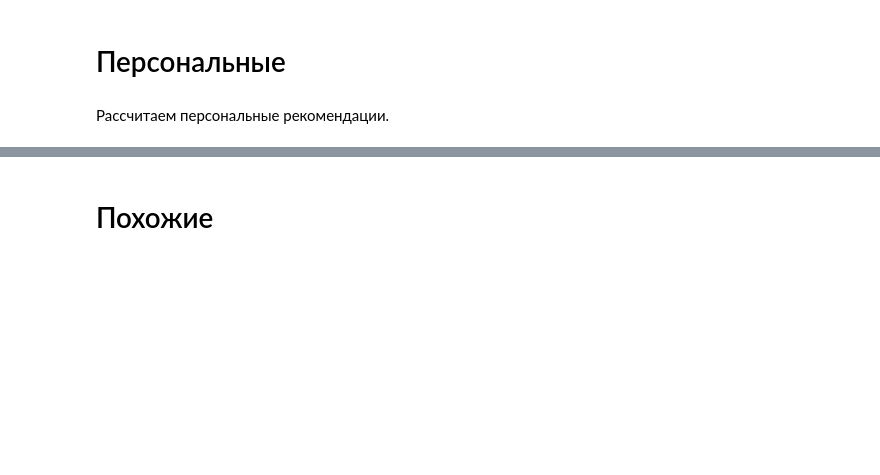
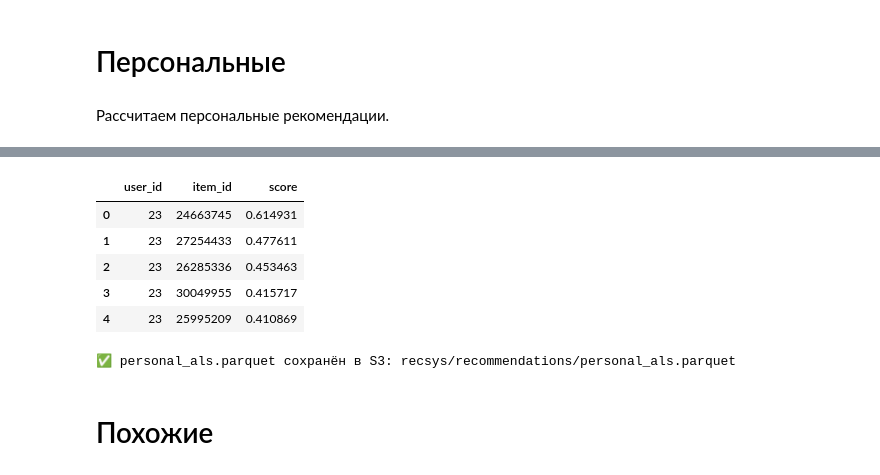
Before and after one commit to alina-tad/mle-project-sprint-4-v001, a Jupyter notebook: recommendations.ipynb, the cells around one changed output, grey strips where cells are left out. Cells and saved outputs as stored; diff of their text form; code cells hidden in the pictures; blank space fills up the shorter version.

```diff
--- a/recommendations.ipynb
+++ b/recommendations.ipynb
@@ -552,3 +741,62 @@ import gc; gc.collect()
+# %%
+MAX_K = 200  # максимальное число рекомендаций на пользователя
+
+# 1. Список всех закодированных пользователей
+n_users = user_item_matrix_train.shape[0]
+user_ids_encoded = np.arange(n_users, dtype=np.int32)
+
+# 2. Получаем рекомендации ALS для всех пользователей
+als_items_enc, als_scores = als_model.recommend(
+    user_ids_encoded,
+    user_item_matrix_train, # users × items
+    N=MAX_K,
+    filter_already_liked_items=False,
+)
+
+# 3. Собираем в DataFrame
+als_recommendations = pd.DataFrame({
+    "user_id_enc": user_ids_encoded,
+    "item_id_enc": als_items_enc.tolist(),
+    "score": als_scores.tolist(),
+})
+
+als_recommendations = als_recommendations.explode(
+    ["item_id_enc", "score"],
+    ignore_index=True
+)
+
+als_recommendations["user_id_enc"] = als_recommendations["user_id_enc"].astype(int)
+als_recommendations["item_id_enc"] = als_recommendations["item_id_enc"].astype(int)
+als_recommendations["score"] = als_recommendations["score"].astype(float)
+
+# 4. Маппим обратно к исходным id
+als_recommendations["user_id"] = user_encoder.inverse_transform(
+    als_recommendations["user_id_enc"]
+)
+als_recommendations["item_id"] = item_encoder.inverse_transform(
+    als_recommendations["item_id_enc"]
+)
+
+als_recommendations = als_recommendations[["user_id", "item_id", "score"]]
+
+als_recommendations.head()
+# %% [output]
+|  | user_id | item_id | score |
+| 0 | 23 | 24663745 | 0.614931 |
+| 1 | 23 | 27254433 | 0.477611 |
+| 2 | 23 | 26285336 | 0.453463 |
+| 3 | 23 | 30049955 | 0.415717 |
+| 4 | 23 | 25995209 | 0.410869 |
+# %%
+PERSONAL_ALS_KEY = "recsys/recommendations/personal_als.parquet"
+
+buf = io.BytesIO()
+als_recommendations.to_parquet(buf, index=False)
+buf.seek(0)
+s3.put_object(Bucket=S3_BUCKET_NAME, Key=PERSONAL_ALS_KEY, Body=buf.getvalue())
+print("✅ personal_als.parquet сохранён в S3:", PERSONAL_ALS_KEY)
+# %% [output]
+✅ personal_als.parquet сохранён в S3: recsys/recommendations/personal_als.parquet
 # %% [markdown]
 # Похожие
 # %% [markdown]
```
Also changed, not shown: parts of 12 cells of this notebook.
